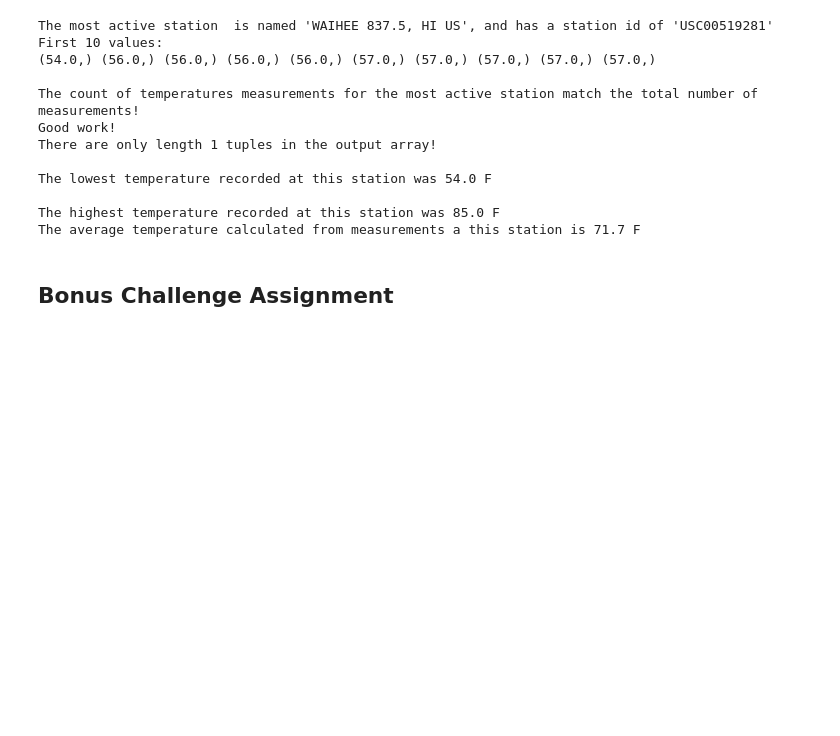
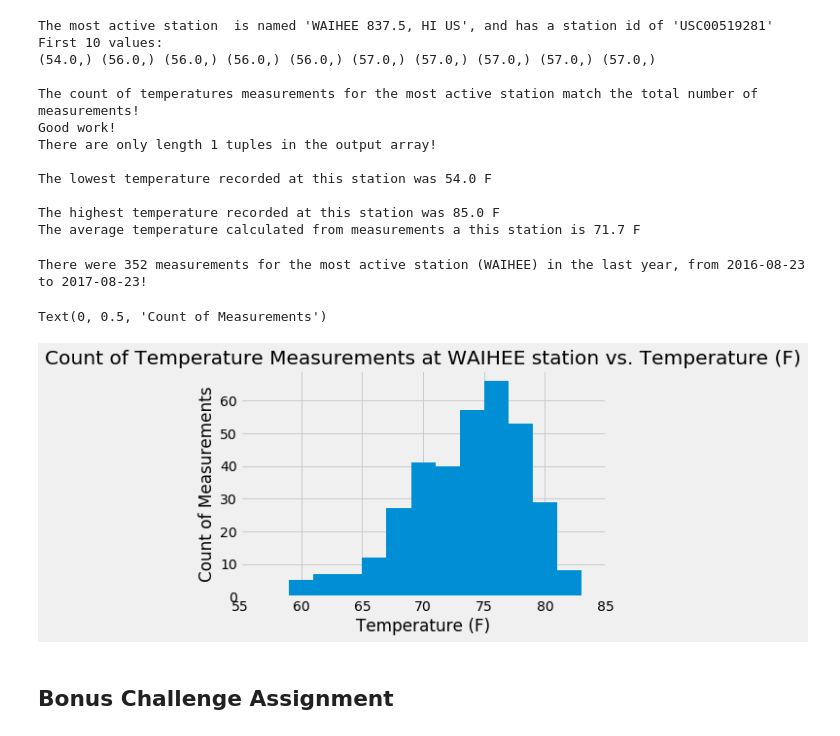
Before and after one commit to Gendo90/sqlalchemy-challenge, a Jupyter notebook: climate_starter.ipynb, the cells around one changed output. Drawn from its saved outputs; the diff is of its cells as text; code cells hidden in the pictures; blank space fills up the shorter version.

Commit message:
feat: Add temperature query for final year of dataset for most active station, and the histogram plot as well

```diff
--- a/climate_starter.ipynb
+++ b/climate_starter.ipynb
@@ -225,3 +222,22 @@ The average temperature calculated from measurements a this station is 71.7 F
+# %%
+# Choose the station with the highest number of temperature observations.
+# Query the last 12 months of temperature observation data for this station and plot the results as a histogram
+last_year_temp_for_most_active_station = session.query(Measurement.tobs).filter(Measurement.station == 'USC00519281').\
+                                        filter(Measurement.date >= '2016-08-23').order_by(Measurement.date).all()
+print("There were {} measurements for the most active station (WAIHEE) in the last year, from 2016-08-23 to 2017-08-23!"
+      .format(len(last_year_temp_for_most_active_station)))
+
+last_year_df = pd.DataFrame(last_year_temp_for_most_active_station)
+hist_axes = last_year_df.hist(bins=12)[0][0]
+
+hist_axes.set_title("Count of Temperature Measurements at WAIHEE station vs. Temperature (F)")
+hist_axes.set_xlim(55, 85)
+hist_axes.set_xlabel("Temperature (F)")
+hist_axes.set_ylabel("Count of Measurements")
+# %% [output]
+There were 352 measurements for the most active station (WAIHEE) in the last year, from 2016-08-23 to 2017-08-23!
+Text(0, 0.5, 'Count of Measurements')
+[figure, added]
 # %% [markdown]
 ## Bonus Challenge Assignment
 # %%
```
Also changed, not shown: parts of 1 cell of this notebook.
